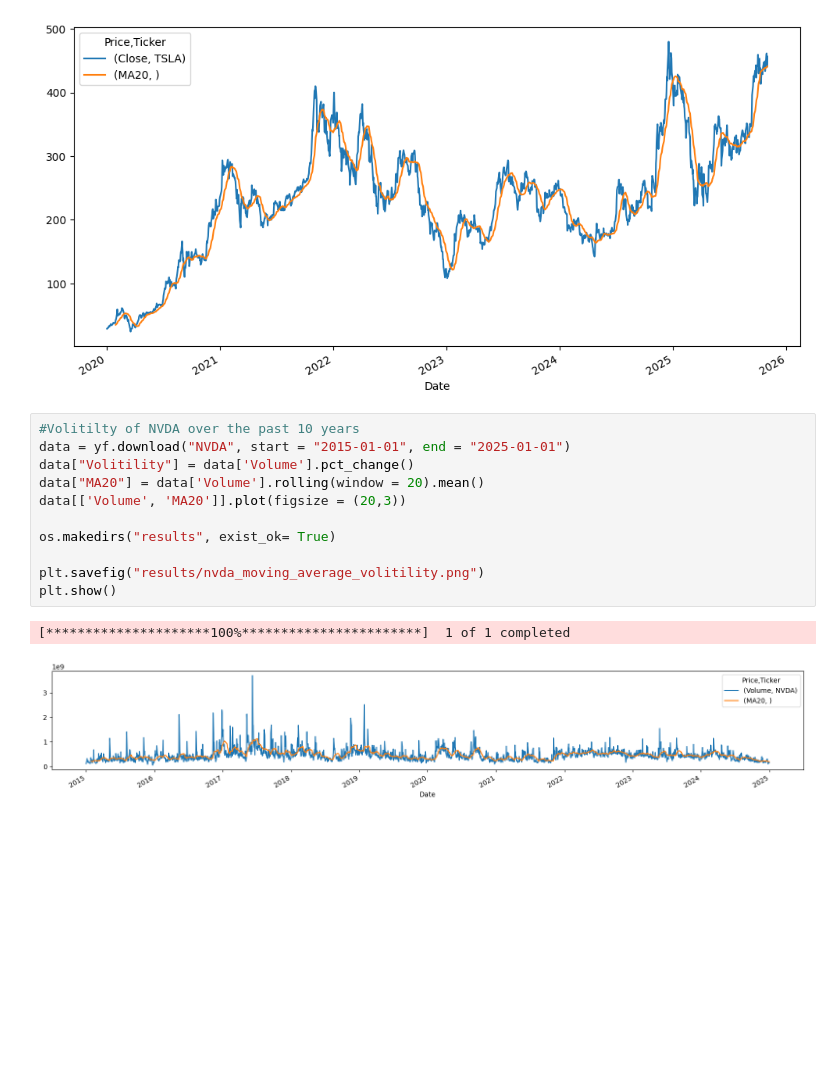
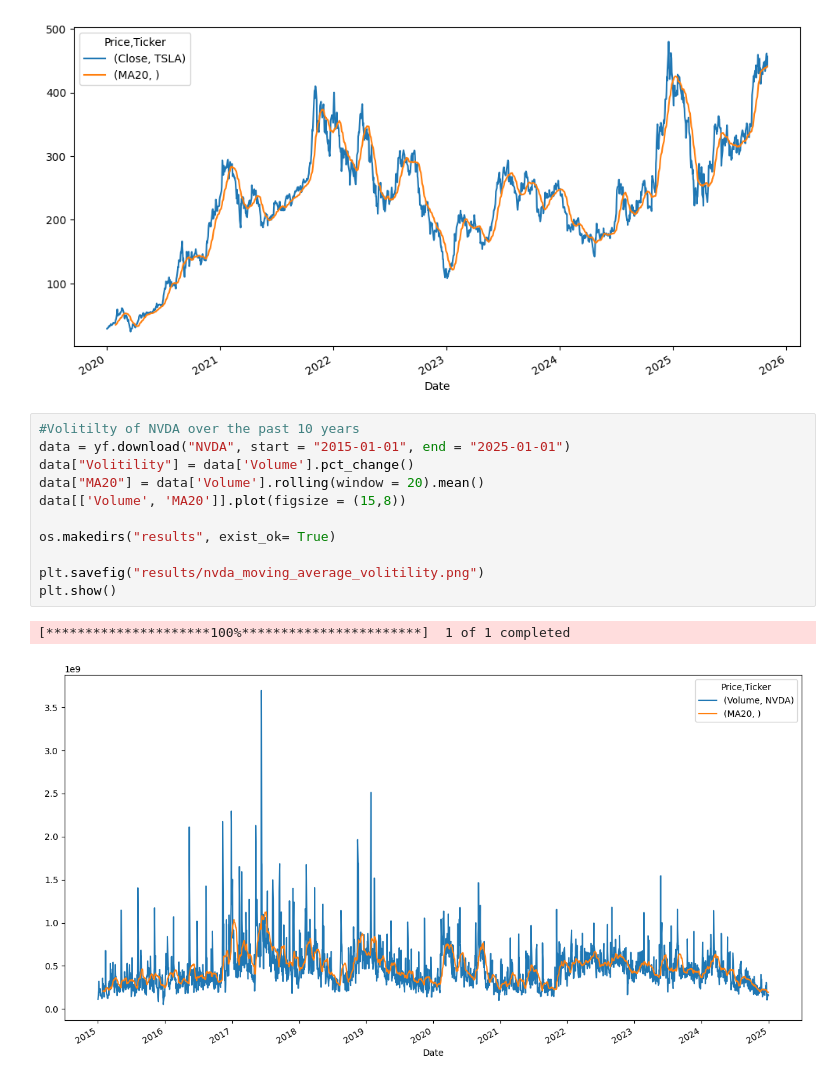
Before and after one commit to Taewan0508/quant-stock-analysis, a Jupyter notebook: Stock_Price_Analysis.ipynb, the cells around one changed output. Saved outputs shown, nothing was run; the diff lists cells and outputs as text; blank space fills up the shorter version.

```diff
--- a/Stock_Price_Analysis.ipynb
+++ b/Stock_Price_Analysis.ipynb
@@ -45,14 +45,14 @@ plt.show()
 # %%
 #Volitilty of NVDA over the past 10 years
 data = yf.download("NVDA", start = "2015-01-01", end = "2025-01-01")
 data["Volitility"] = data['Volume'].pct_change()
 data["MA20"] = data['Volume'].rolling(window = 20).mean()
-data[['Volume', 'MA20']].plot(figsize = (20,3))
+data[['Volume', 'MA20']].plot(figsize = (15,8))
 
 os.makedirs("results", exist_ok= True)
 
 plt.savefig("results/nvda_moving_average_volitility.png")
 plt.show()
 # %% [output]
 [*********************100%***********************]  1 of 1 completed
-[figure, old version]
+[figure, new version]
```
